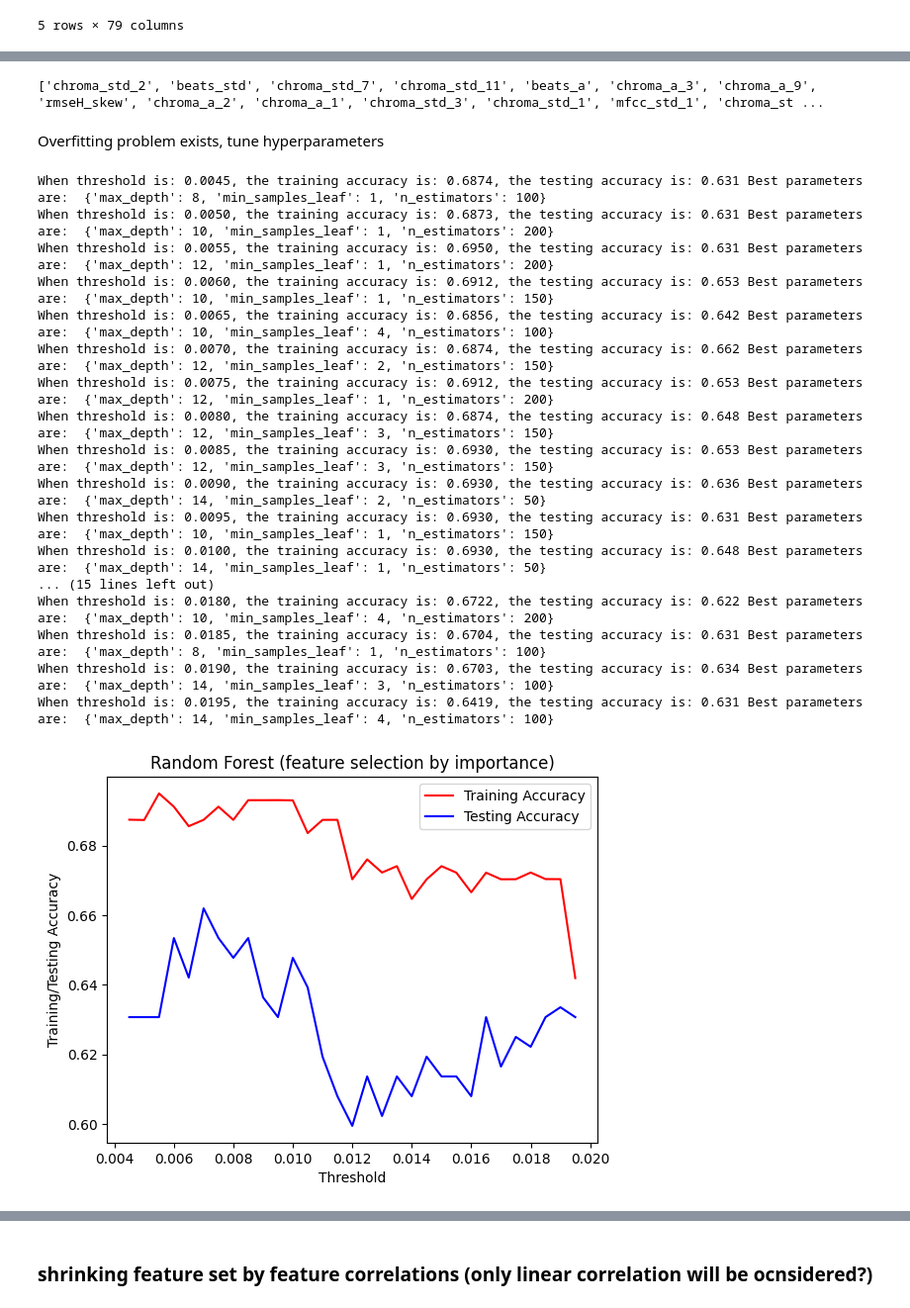
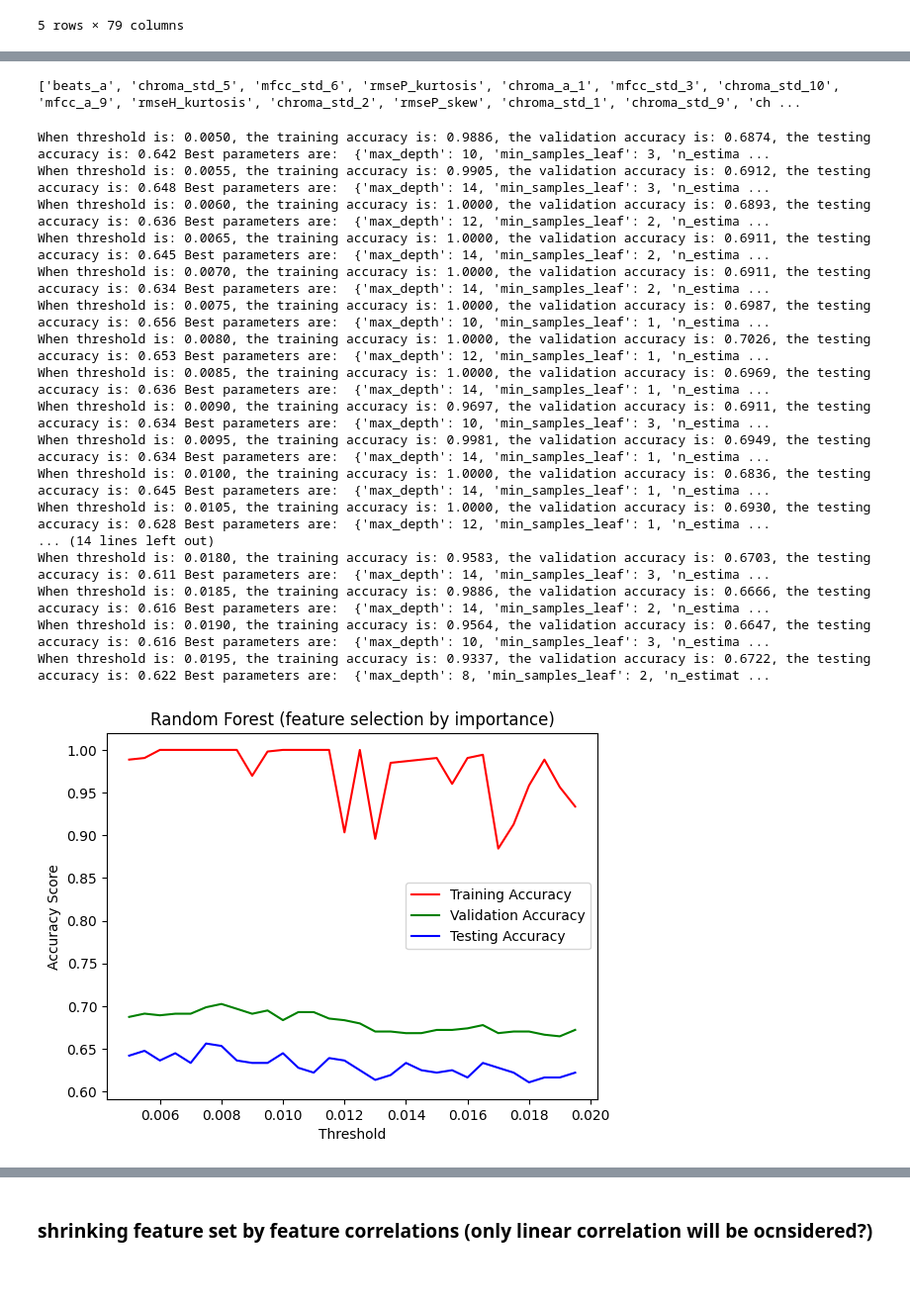
Before and after one commit to momoenomoto/ML-final-project, a Jupyter notebook: Data_Analysis_RF.ipynb, the cells around one changed output, grey strips where cells are left out. Shown at 99% size. Cells and saved outputs as stored; diff of their text form; code cells hidden in the pictures; blank space fills up the shorter version.

```diff
--- a/Data_Analysis_RF.ipynb
+++ b/Data_Analysis_RF.ipynb
@@ -421,13 +415,12 @@ Training accuracy score for best random forest (drop features < 0.005): 0.998, T
 # %%
-print(feature_scores[feature_scores<0.007].index.to_list())
+print(feature_scores[feature_scores<0.0075].index.to_list())
 # %% [output]
-['chroma_std_2', 'beats_std', 'chroma_std_7', 'chroma_std_11', 'beats_a', 'chroma_a_3', 'chroma_a_9', 'rmseH_skew', 'chroma_a_2', 'chroma_a_1', 'chroma_std_3', 'chroma_std_1', 'mfcc_std_1', 'chroma_st ...
+['beats_a', 'chroma_std_5', 'mfcc_std_6', 'rmseP_kurtosis', 'chroma_a_1', 'mfcc_std_3', 'chroma_std_10', 'mfcc_a_9', 'rmseH_kurtosis', 'chroma_std_2', 'rmseP_skew', 'chroma_std_1', 'chroma_std_9', 'ch ...
-# %% [markdown]
-Overfitting problem exists, tune hyperparameters
 # %%
 train_accu_lst = []
+val_accu_lst = []
 test_accu_lst = []
-for threshold in np.arange(0.0045, 0.02, 0.0005):
+for threshold in np.arange(0.005, 0.02, 0.0005):
   drop_features = feature_scores[feature_scores<threshold].index.tolist()
   X_drop = X.drop(drop_features, axis=1)
   X_train_drop, X_test_drop, y_train, y_test = train_test_split(X_drop, y, test_size=0.4, random_state=42)
@@ -446,43 +439,44 @@ for threshold in np.arange(0.0045, 0.02, 0.0005):
 
   best_model = grid_rf_drop.best_estimator_
   best_param = grid_rf_drop.best_params_
-  train_accu = grid_rf_drop.best_score_
-
+  val_accu = grid_rf_drop.best_score_
+  train_accu = best_model.score(X_train_drop,y_train)
   y_pred = best_model.predict(X_test_drop)
   test_accu = accuracy_score(y_test, y_pred)
 
-  test_accu = accuracy_score(y_test, y_pred)
   train_accu_lst.append(train_accu)
+  val_accu_lst.append(val_accu)
   test_accu_lst.append(test_accu)
 
-  print("When threshold is: {:.4f}, the training accuracy is: {:.4f}, the testing accuracy is: {:.3f}".format(threshold, train_accu, test_accu), "Best parameters are: ", best_param)
+  print("When threshold is: {:.4f}, the training accuracy is: {:.4f}, the validation accuracy is: {:.4f}, the testing accuracy is: {:.3f}".format(threshold, train_accu, val_accu, test_accu), "Best parameters are: ", best_param)
 # %% [output]
-When threshold is: 0.0045, the training accuracy is: 0.6874, the testing accuracy is: 0.631 Best parameters are:  {'max_depth': 8, 'min_samples_leaf': 1, 'n_estimators': 100}
-When threshold is: 0.0050, the training accuracy is: 0.6873, the testing accuracy is: 0.631 Best parameters are:  {'max_depth': 10, 'min_samples_leaf': 1, 'n_estimators': 200}
-When threshold is: 0.0055, the training accuracy is: 0.6950, the testing accuracy is: 0.631 Best parameters are:  {'max_depth': 12, 'min_samples_leaf': 1, 'n_estimators': 200}
-When threshold is: 0.0060, the training accuracy is: 0.6912, the testing accuracy is: 0.653 Best parameters are:  {'max_depth': 10, 'min_samples_leaf': 1, 'n_estimators': 150}
-When threshold is: 0.0065, the training accuracy is: 0.6856, the testing accuracy is: 0.642 Best parameters are:  {'max_depth': 10, 'min_samples_leaf': 4, 'n_estimators': 100}
-When threshold is: 0.0070, the training accuracy is: 0.6874, the testing accuracy is: 0.662 Best parameters are:  {'max_depth': 12, 'min_samples_leaf': 2, 'n_estimators': 150}
-When threshold is: 0.0075, the training accuracy is: 0.6912, the testing accuracy is: 0.653 Best parameters are:  {'max_depth': 12, 'min_samples_leaf': 1, 'n_estimators': 200}
-When threshold is: 0.0080, the training accuracy is: 0.6874, the testing accuracy is: 0.648 Best parameters are:  {'max_depth': 12, 'min_samples_leaf': 3, 'n_estimators': 150}
-When threshold is: 0.0085, the training accuracy is: 0.6930, the testing accuracy is: 0.653 Best parameters are:  {'max_depth': 12, 'min_samples_leaf': 3, 'n_estimators': 150}
-When threshold is: 0.0090, the training accuracy is: 0.6930, the testing accuracy is: 0.636 Best parameters are:  {'max_depth': 14, 'min_samples_leaf': 2, 'n_estimators': 50}
-When threshold is: 0.0095, the training accuracy is: 0.6930, the testing accuracy is: 0.631 Best parameters are:  {'max_depth': 10, 'min_samples_leaf': 1, 'n_estimators': 150}
-When threshold is: 0.0100, the training accuracy is: 0.6930, the testing accuracy is: 0.648 Best parameters are:  {'max_depth': 14, 'min_samples_leaf': 1, 'n_estimators': 50}
-... (15 lines left out)
-When threshold is: 0.0180, the training accuracy is: 0.6722, the testing accuracy is: 0.622 Best parameters are:  {'max_depth': 10, 'min_samples_leaf': 4, 'n_estimators': 200}
-When threshold is: 0.0185, the training accuracy is: 0.6704, the testing accuracy is: 0.631 Best parameters are:  {'max_depth': 8, 'min_samples_leaf': 1, 'n_estimators': 100}
-When threshold is: 0.0190, the training accuracy is: 0.6703, the testing accuracy is: 0.634 Best parameters are:  {'max_depth': 14, 'min_samples_leaf': 3, 'n_estimators': 100}
-When threshold is: 0.0195, the training accuracy is: 0.6419, the testing accuracy is: 0.631 Best parameters are:  {'max_depth': 14, 'min_samples_leaf': 4, 'n_estimators': 100}
+When threshold is: 0.0050, the training accuracy is: 0.9886, the validation accuracy is: 0.6874, the testing accuracy is: 0.642 Best parameters are:  {'max_depth': 10, 'min_samples_leaf': 3, 'n_estima ...
+When threshold is: 0.0055, the training accuracy is: 0.9905, the validation accuracy is: 0.6912, the testing accuracy is: 0.648 Best parameters are:  {'max_depth': 14, 'min_samples_leaf': 3, 'n_estima ...
+When threshold is: 0.0060, the training accuracy is: 1.0000, the validation accuracy is: 0.6893, the testing accuracy is: 0.636 Best parameters are:  {'max_depth': 12, 'min_samples_leaf': 2, 'n_estima ...
+When threshold is: 0.0065, the training accuracy is: 1.0000, the validation accuracy is: 0.6911, the testing accuracy is: 0.645 Best parameters are:  {'max_depth': 14, 'min_samples_leaf': 2, 'n_estima ...
+When threshold is: 0.0070, the training accuracy is: 1.0000, the validation accuracy is: 0.6911, the testing accuracy is: 0.634 Best parameters are:  {'max_depth': 14, 'min_samples_leaf': 2, 'n_estima ...
+When threshold is: 0.0075, the training accuracy is: 1.0000, the validation accuracy is: 0.6987, the testing accuracy is: 0.656 Best parameters are:  {'max_depth': 10, 'min_samples_leaf': 1, 'n_estima ...
+When threshold is: 0.0080, the training accuracy is: 1.0000, the validation accuracy is: 0.7026, the testing accuracy is: 0.653 Best parameters are:  {'max_depth': 12, 'min_samples_leaf': 1, 'n_estima ...
+When threshold is: 0.0085, the training accuracy is: 1.0000, the validation accuracy is: 0.6969, the testing accuracy is: 0.636 Best parameters are:  {'max_depth': 14, 'min_samples_leaf': 1, 'n_estima ...
+When threshold is: 0.0090, the training accuracy is: 0.9697, the validation accuracy is: 0.6911, the testing accuracy is: 0.634 Best parameters are:  {'max_depth': 10, 'min_samples_leaf': 3, 'n_estima ...
+When threshold is: 0.0095, the training accuracy is: 0.9981, the validation accuracy is: 0.6949, the testing accuracy is: 0.634 Best parameters are:  {'max_depth': 14, 'min_samples_leaf': 1, 'n_estima ...
+When threshold is: 0.0100, the training accuracy is: 1.0000, the validation accuracy is: 0.6836, the testing accuracy is: 0.645 Best parameters are:  {'max_depth': 14, 'min_samples_leaf': 1, 'n_estima ...
+When threshold is: 0.0105, the training accuracy is: 1.0000, the validation accuracy is: 0.6930, the testing accuracy is: 0.628 Best parameters are:  {'max_depth': 12, 'min_samples_leaf': 1, 'n_estima ...
+... (14 lines left out)
+When threshold is: 0.0180, the training accuracy is: 0.9583, the validation accuracy is: 0.6703, the testing accuracy is: 0.611 Best parameters are:  {'max_depth': 14, 'min_samples_leaf': 3, 'n_estima ...
+When threshold is: 0.0185, the training accuracy is: 0.9886, the validation accuracy is: 0.6666, the testing accuracy is: 0.616 Best parameters are:  {'max_depth': 14, 'min_samples_leaf': 2, 'n_estima ...
+When threshold is: 0.0190, the training accuracy is: 0.9564, the validation accuracy is: 0.6647, the testing accuracy is: 0.616 Best parameters are:  {'max_depth': 10, 'min_samples_leaf': 3, 'n_estima ...
+When threshold is: 0.0195, the training accuracy is: 0.9337, the validation accuracy is: 0.6722, the testing accuracy is: 0.622 Best parameters are:  {'max_depth': 8, 'min_samples_leaf': 2, 'n_estimat ...
 # %%
-threshold_lst = [i for i in np.arange(0.0045, 0.02, 0.0005)]
+threshold_lst = [i for i in np.arange(0.005, 0.02, 0.0005)]
 plt.plot(threshold_lst, train_accu_lst, c="red", label="Training Accuracy")
+plt.plot(threshold_lst, val_accu_lst, c="green", label="Validation Accuracy")
 plt.plot(threshold_lst,test_accu_lst, c="blue", label="Testing Accuracy")
 plt.xlabel('Threshold')
-plt.ylabel('Training/Testing Accuracy')
+plt.ylabel('Accuracy Score')
 plt.title("Random Forest (feature selection by importance)")
 plt.legend()
 plt.show()
 # %% [output]
-[figure, old version]
+[figure, new version]
 # %% [markdown]
```
Also changed, not shown: parts of 25 cells of this notebook.
